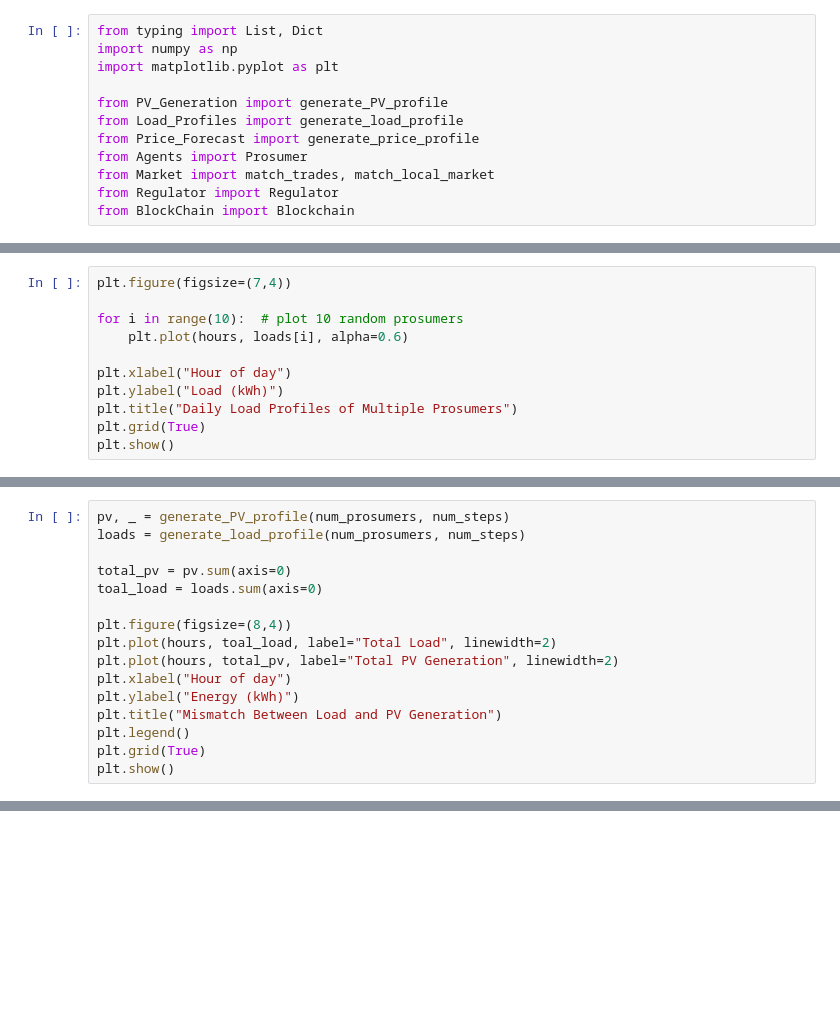
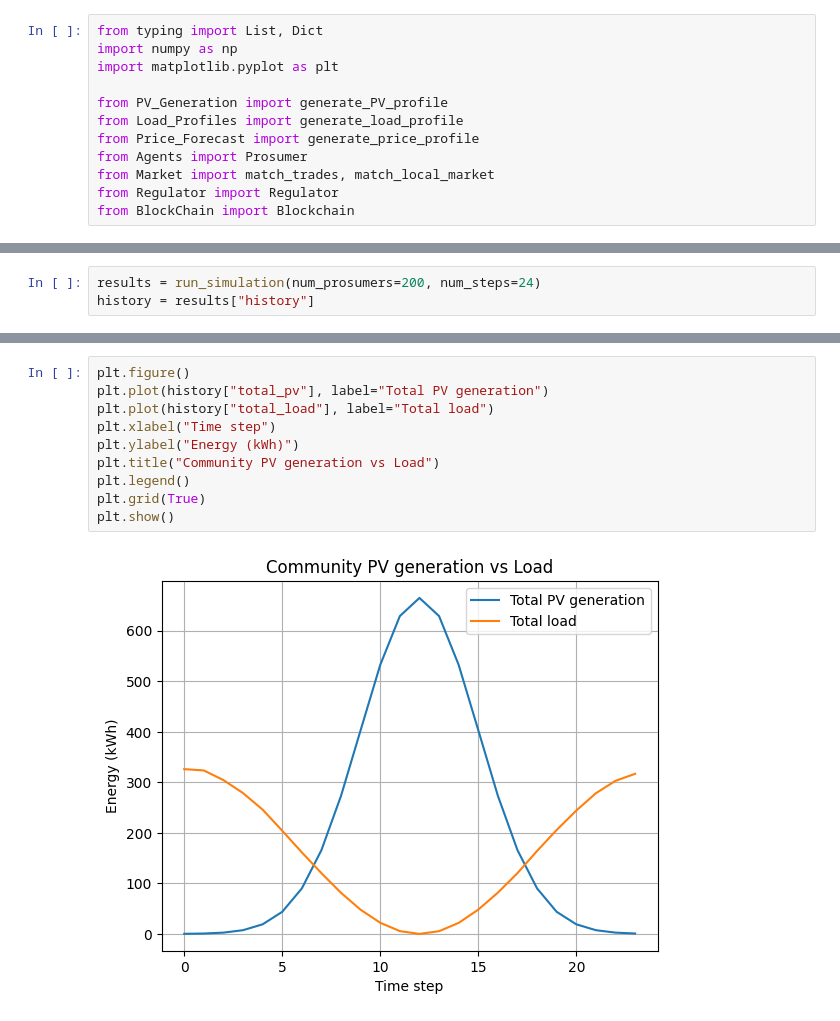
Before and after one commit to thatsnegar/Prosumer_Consumer, a Jupyter notebook: Simulation.ipynb, the cells around one changed output, grey strips where cells are left out. Drawn from its saved outputs; the diff is of its cells as text; blank space fills up the shorter version.

```diff
--- a/Simulation.ipynb
+++ b/Simulation.ipynb
@@ -329,11 +12,0 @@ plt.show()
-# %%
-plt.figure(figsize=(7,4))
-
-for i in range(10):  # plot 10 random prosumers
-    plt.plot(hours, loads[i], alpha=0.6)
-
-plt.xlabel("Hour of day")
-plt.ylabel("Load (kWh)")
-plt.title("Daily Load Profiles of Multiple Prosumers")
-plt.grid(True)
-plt.show()
@@ -342,16 +12,0 @@ plt.show()
-# %%
-pv, _ = generate_PV_profile(num_prosumers, num_steps)
-loads = generate_load_profile(num_prosumers, num_steps)
-
-total_pv = pv.sum(axis=0)
-toal_load = loads.sum(axis=0)
-
-plt.figure(figsize=(8,4))
-plt.plot(hours, toal_load, label="Total Load", linewidth=2)
-plt.plot(hours, total_pv, label="Total PV Generation", linewidth=2)
-plt.xlabel("Hour of day")
-plt.ylabel("Energy (kWh)")
-plt.title("Mismatch Between Load and PV Generation")
-plt.legend()
-plt.grid(True)
-plt.show()
@@ -383,0 +225,3 @@ plt.show()
+# %%
+results = run_simulation(num_prosumers=200, num_steps=24)
+history = results["history"]
@@ -383,0 +257,12 @@ plt.show()
+# %%
+plt.figure()
+plt.plot(history["total_pv"], label="Total PV generation")
+plt.plot(history["total_load"], label="Total load")
+plt.xlabel("Time step")
+plt.ylabel("Energy (kWh)")
+plt.title("Community PV generation vs Load")
+plt.legend()
+plt.grid(True)
+plt.show()
+# %% [output]
+[figure, added]
```
Also changed, not shown: parts of 41 cells of this notebook, 2 other files.
